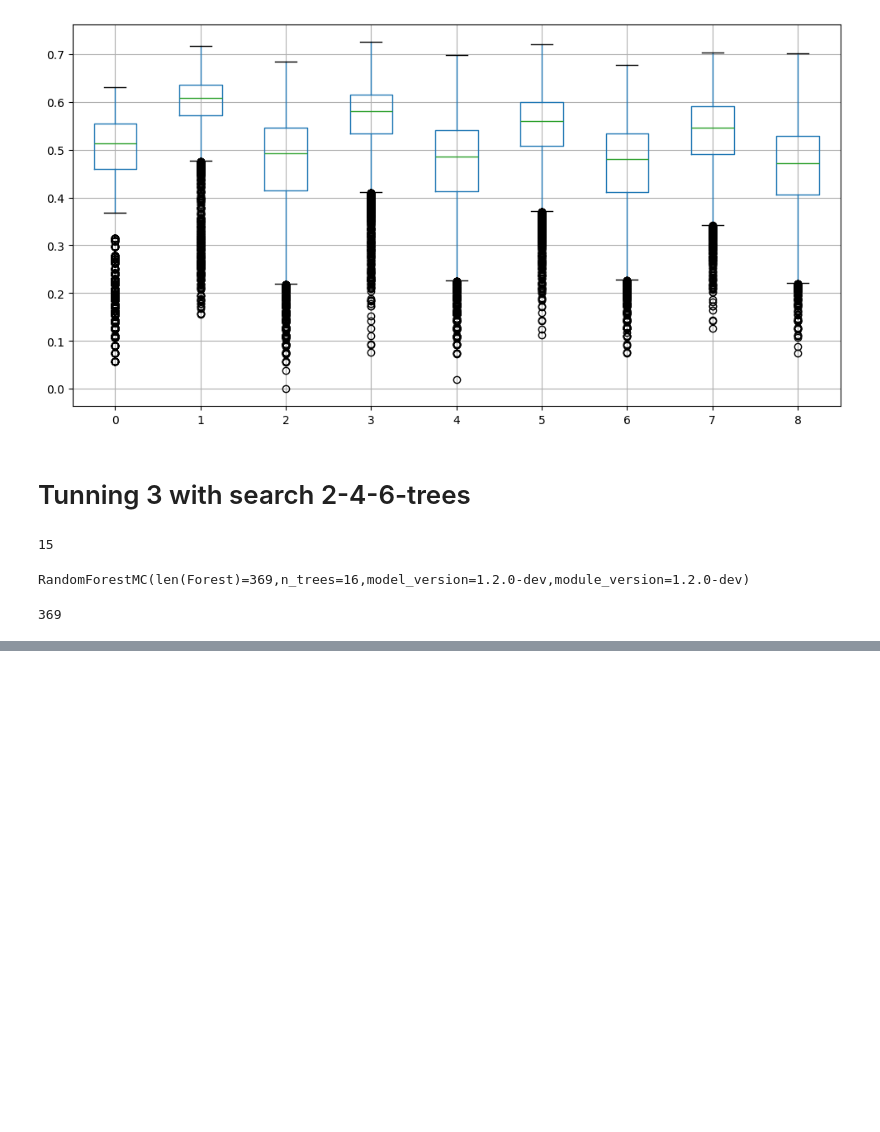
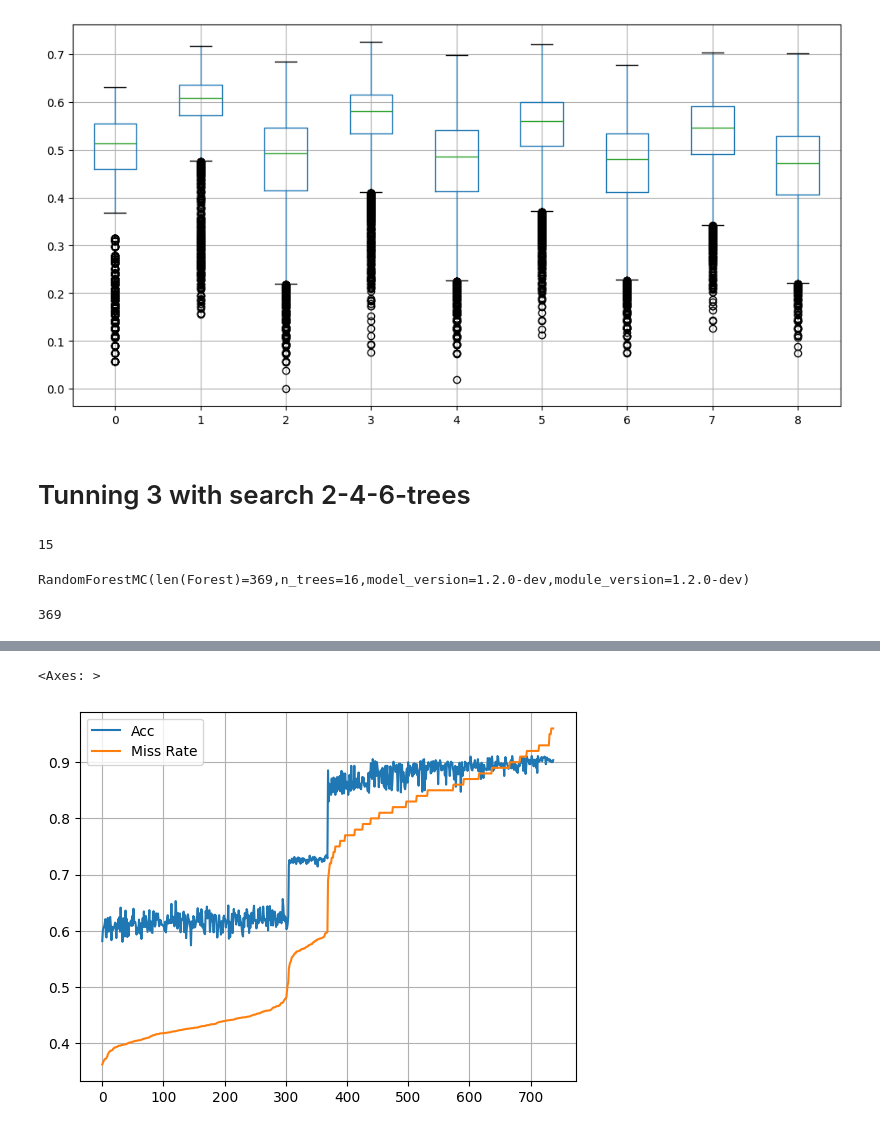
Before and after one commit to ysraell/random-forest-mc-utils, a Jupyter notebook: credit-card-fraud-prediction/tunning.ipynb, the cells around one changed output, grey strips where cells are left out. Cells and saved outputs as stored; diff of their text form; code cells hidden in the pictures; blank space fills up the shorter version.

```diff
--- a/credit-card-fraud-prediction/tunning.ipynb
+++ b/credit-card-fraud-prediction/tunning.ipynb
@@ -1033,0 +1041,2 @@ len(data)
+# %%
+data =  load_file_json('/work/tmp/credit-card-fraud-prediction/trees_metrcis_sim_20240915_1425.json')
@@ -1033,0 +1045,13 @@ len(data)
+# %%
+columns = ['Forest Size','Feature Count','Max Depths','Acc','F1','Miss Rate']
+list_trees = []
+for md5_tree, stats_tree in data.items():
+    df_stats = pd.DataFrame(data[md5_tree], columns=columns).max().to_frame().T
+    df_stats['Tree'] = md5_tree
+    list_trees.append(df_stats)
+    df_stats = pd.DataFrame(data[md5_tree], columns=columns).mean().to_frame().T
+    df_stats['Tree'] = md5_tree
+    list_trees.append(df_stats)
+
+df_trees = pd.concat(list_trees, ignore_index=True)
+df_trees
@@ -1033,0 +1100,5 @@ len(data)
+# %%
+df_trees.sort_values(by='Miss Rate')[['Acc', 'Miss Rate']].reset_index(drop=True).plot(grid=True)
+# %% [output]
+<Axes: >
+[figure, added]
```
Also changed, not shown: parts of 27 cells of this notebook.
